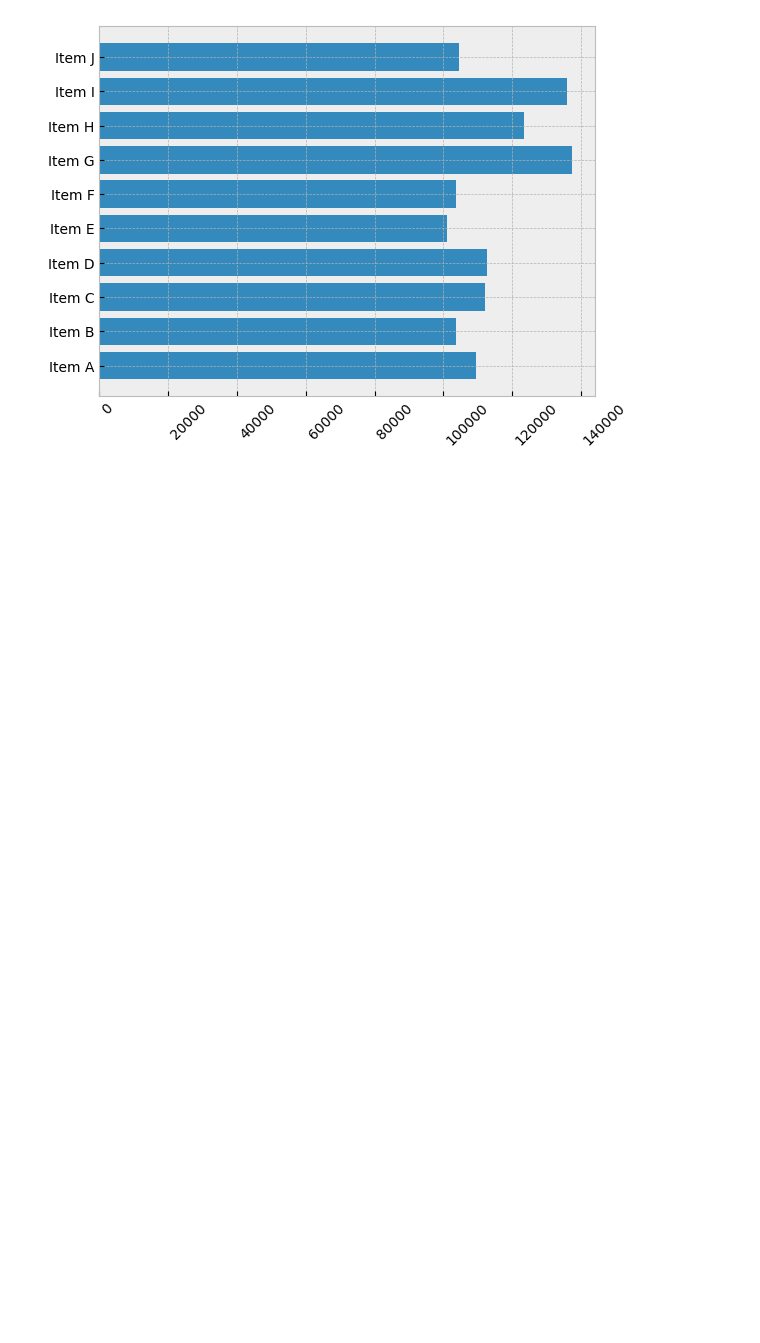
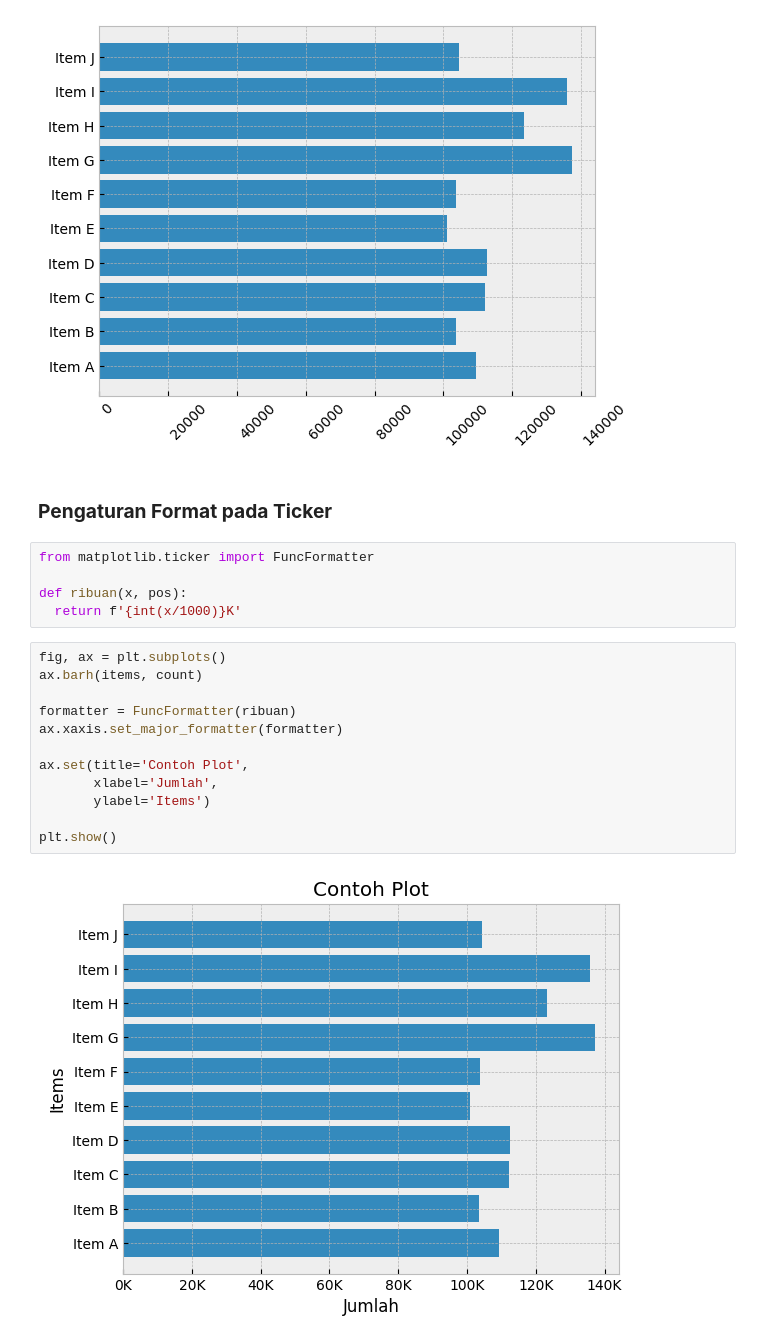
Before and after one commit to LatiefDataVisionary/matplotlib-with-indonesia-belajar, a Jupyter notebook: Matplotlib_16_|_Alur_Hidup_Plot_|_Plot_Lifecycle.ipynb, the cells around one changed output. Saved outputs shown, nothing was run; the diff lists cells and outputs as text; blank space fills up the shorter version.

Commit message:
Pengaturan Format pada Ticker

```diff
--- a/Matplotlib_16_|_Alur_Hidup_Plot_|_Plot_Lifecycle.ipynb
+++ b/Matplotlib_16_|_Alur_Hidup_Plot_|_Plot_Lifecycle.ipynb
@@ -166,3 +166,24 @@ plt.setp(labels,
 plt.show()
 # %% [output]
 [figure]
+# %% [markdown]
+### **Pengaturan Format pada Ticker**
+# %%
+from matplotlib.ticker import FuncFormatter
+
+def ribuan(x, pos):
+  return f'{int(x/1000)}K'
+# %%
+fig, ax = plt.subplots()
+ax.barh(items, count)
+
+formatter = FuncFormatter(ribuan)
+ax.xaxis.set_major_formatter(formatter)
+
+ax.set(title='Contoh Plot',
+       xlabel='Jumlah',
+       ylabel='Items')
+
+plt.show()
+# %% [output]
+[figure, added]
```
